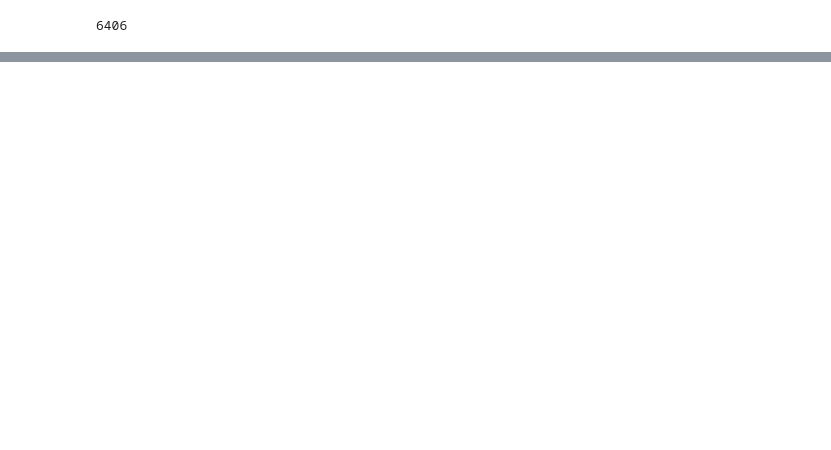
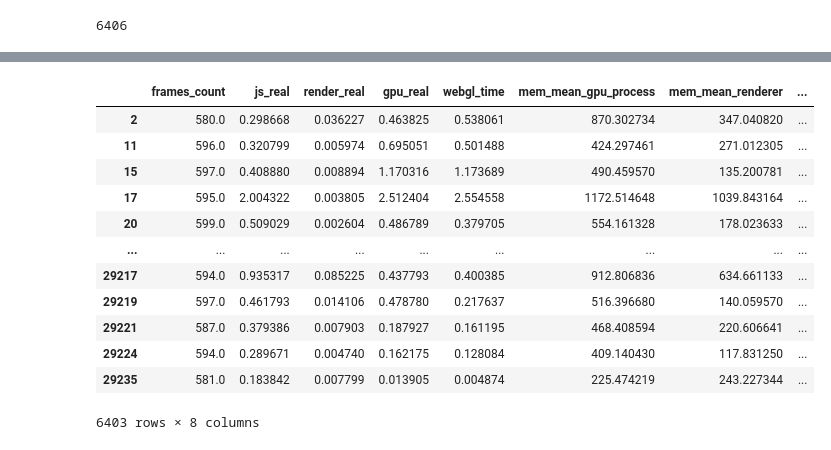
Before and after one commit to yudshj/WebGL-Empirical-Study-new, a Jupyter notebook: 4-2.WWW/performance/2_analyze.ipynb, the cells around one changed output, grey strips where cells are left out. Cells and saved outputs as stored; diff of their text form; code cells hidden in the pictures; blank space fills up the shorter version.

```diff
--- a/4-2.WWW/performance/2_analyze.ipynb
+++ b/4-2.WWW/performance/2_analyze.ipynb
@@ -151,0 +211,18 @@ plt.savefig('./output/figures/heatmap-complexity.pdf', bbox_inches='tight')
+# %%
+df_label = df_scaled * std.values + mean.values
+df_label['label'] = labels
+df_label
+# %% [output]
+|  | frames_count | js_real | render_real | gpu_real | webgl_time | mem_mean_gpu_process | mem_mean_renderer | ... |
+| 2 | 580.0 | 0.298668 | 0.036227 | 0.463825 | 0.538061 | 870.302734 | 347.040820 | ... |
+| 11 | 596.0 | 0.320799 | 0.005974 | 0.695051 | 0.501488 | 424.297461 | 271.012305 | ... |
+| 15 | 597.0 | 0.408880 | 0.008894 | 1.170316 | 1.173689 | 490.459570 | 135.200781 | ... |
+| 17 | 595.0 | 2.004322 | 0.003805 | 2.512404 | 2.554558 | 1172.514648 | 1039.843164 | ... |
+| 20 | 599.0 | 0.509029 | 0.002604 | 0.486789 | 0.379705 | 554.161328 | 178.023633 | ... |
+| ... | ... | ... | ... | ... | ... | ... | ... | ... |
+| 29217 | 594.0 | 0.935317 | 0.085225 | 0.437793 | 0.400385 | 912.806836 | 634.661133 | ... |
+| 29219 | 597.0 | 0.461793 | 0.014106 | 0.478780 | 0.217637 | 516.396680 | 140.059570 | ... |
+| 29221 | 587.0 | 0.379386 | 0.007903 | 0.187927 | 0.161195 | 468.408594 | 220.606641 | ... |
+| 29224 | 594.0 | 0.289671 | 0.004740 | 0.162175 | 0.128084 | 409.140430 | 117.831250 | ... |
+| 29235 | 581.0 | 0.183842 | 0.007799 | 0.013905 | 0.004874 | 225.474219 | 243.227344 | ... |
+6403 rows × 8 columns
```
Also changed, not shown: parts of 22 cells of this notebook, 8 other files.
